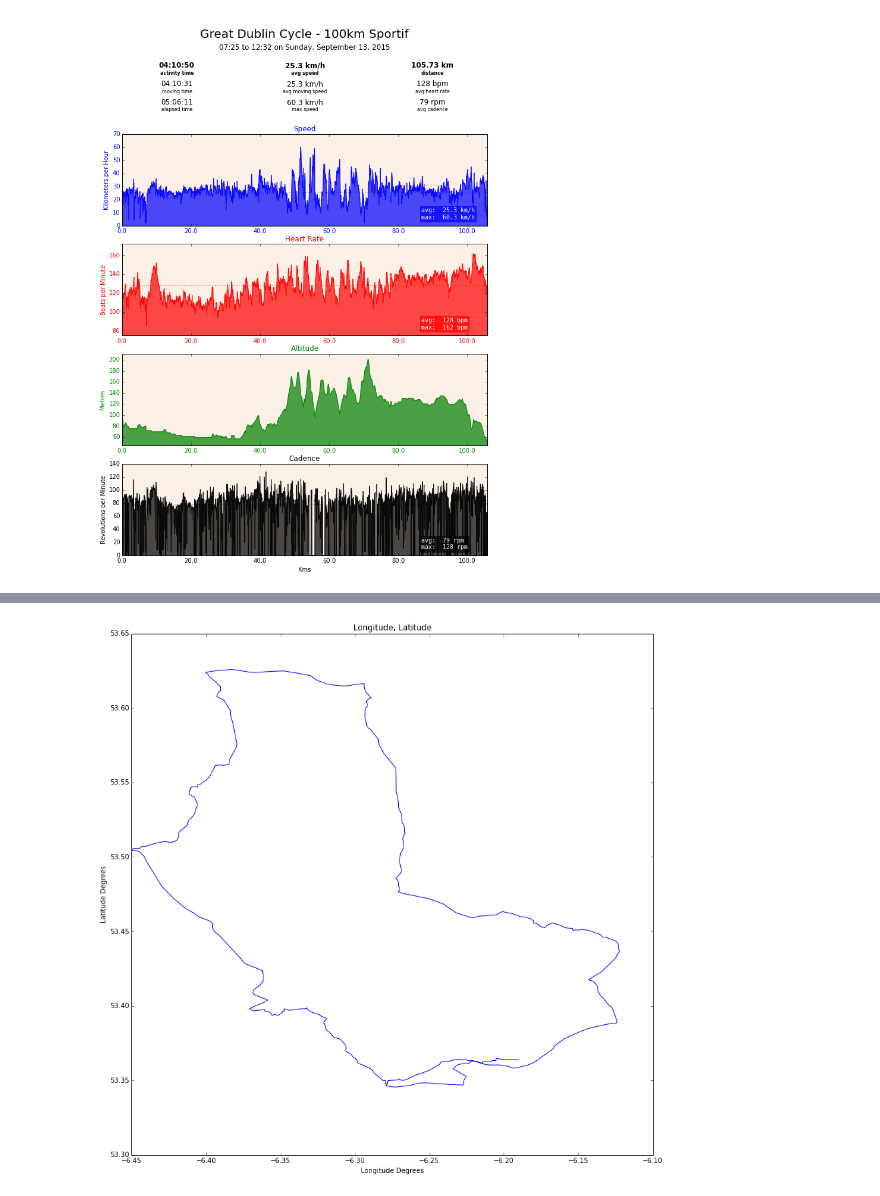
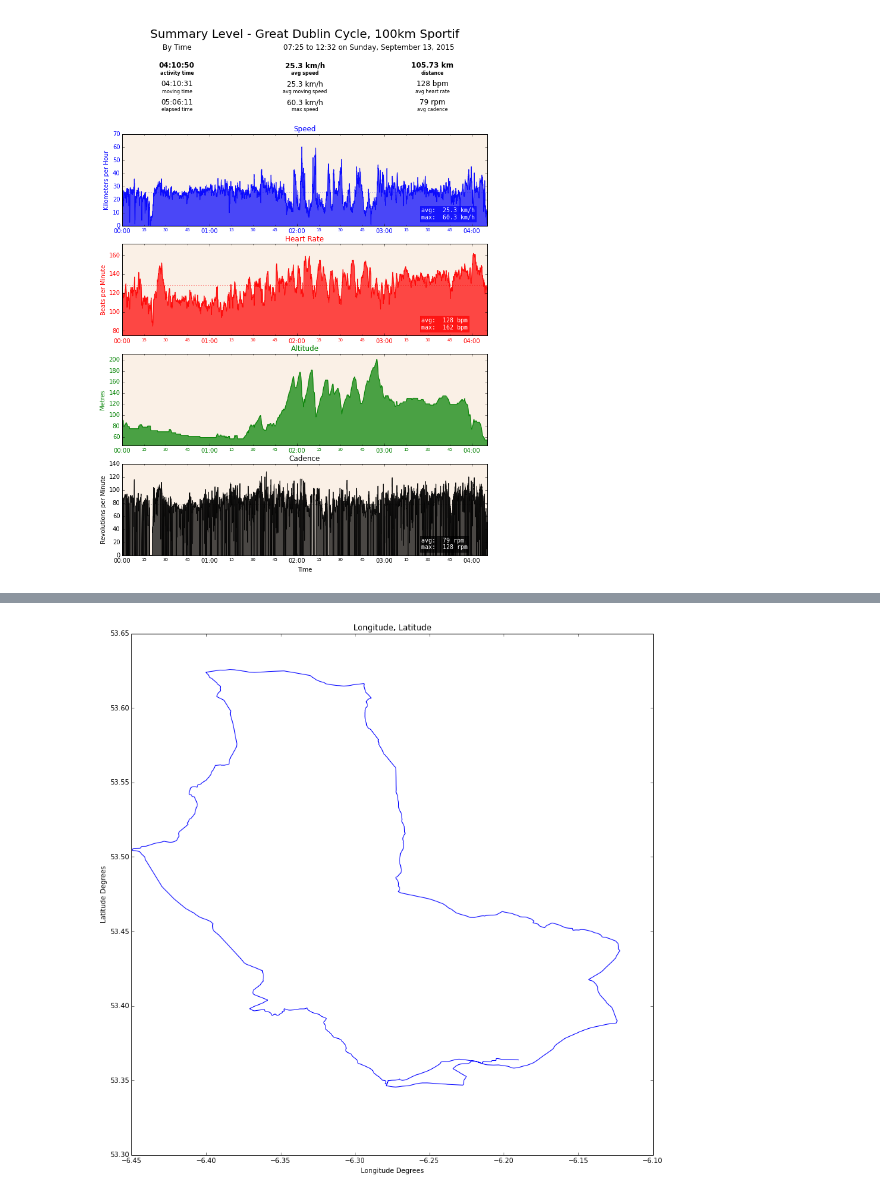
Before and after one commit to patclaffey/docker_jupyter, a Jupyter notebook: notebooks/Summary.ipynb, the cells around one changed output, grey strips where cells are left out. Saved outputs shown, nothing was run; the diff lists cells and outputs as text; code cells hidden in the pictures.

```diff
--- a/notebooks/Summary.ipynb
+++ b/notebooks/Summary.ipynb
@@ -49,0 +37,3 @@ _ = plot_time(df_moving, plot_control, axes[2])
+# %%
+# full activity level
+sum_metrics = get_metrics(df,"Summary")
@@ -50,20 +65,23 @@ _ = plot_time(df_moving, plot_control, axes[2])
 # %%
+view_type = 'time'
+view_description, view_xlabel, view_procedure, view_units = get_view_properties(view_type)
+
 fig, axes = plt.subplots(nrows=5, ncols=1,  figsize=(11, 16))
 
-output_header(df, axes)
+create_header(axes[0], sum_metrics, "Summary Level - Great Dublin Cycle, 100km Sportif", view_description)
 
 plot_control = get_plot_controls('speed',activity_xlabel = '')
-_ = plot_distance(df_moving, plot_control, axes[1])
+view_procedure(df_moving, plot_control, axes[1])
 
 plot_control = get_plot_controls('heart_rate',activity_xlabel = '')
-_ = plot_distance(df_moving, plot_control, axes[2])
+view_procedure(df_moving, plot_control, axes[2])
 
 plot_control = get_plot_controls('altitude',activity_xlabel = '')
-_ = plot_distance(df_moving, plot_control, axes[3])
+view_procedure(df_moving, plot_control, axes[3])
 
-plot_control = get_plot_controls('cadence',activity_xlabel = 'Kms')
-_ = plot_distance(df_moving, plot_control, axes[4])
+plot_control = get_plot_controls('cadence',activity_xlabel = view_xlabel)
+view_procedure(df_moving, plot_control, axes[4])
 
-fig.savefig('summary_distance.png', bbox_inches='tight')
+fig.savefig('summary.png', bbox_inches='tight')
 # %% [output]
-[figure, old version]
+[figure, new version]
```
Also changed, not shown: parts of 31 cells of this notebook, 9 other files.
